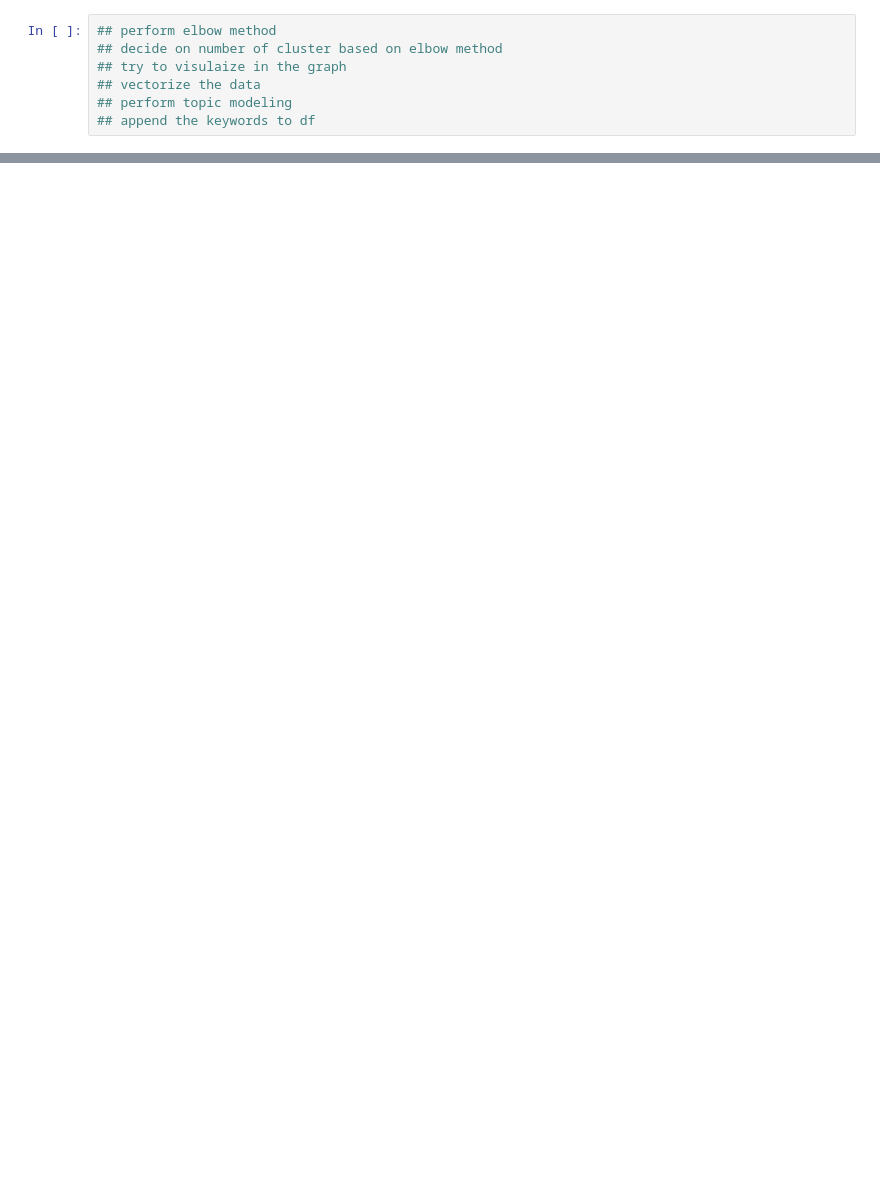
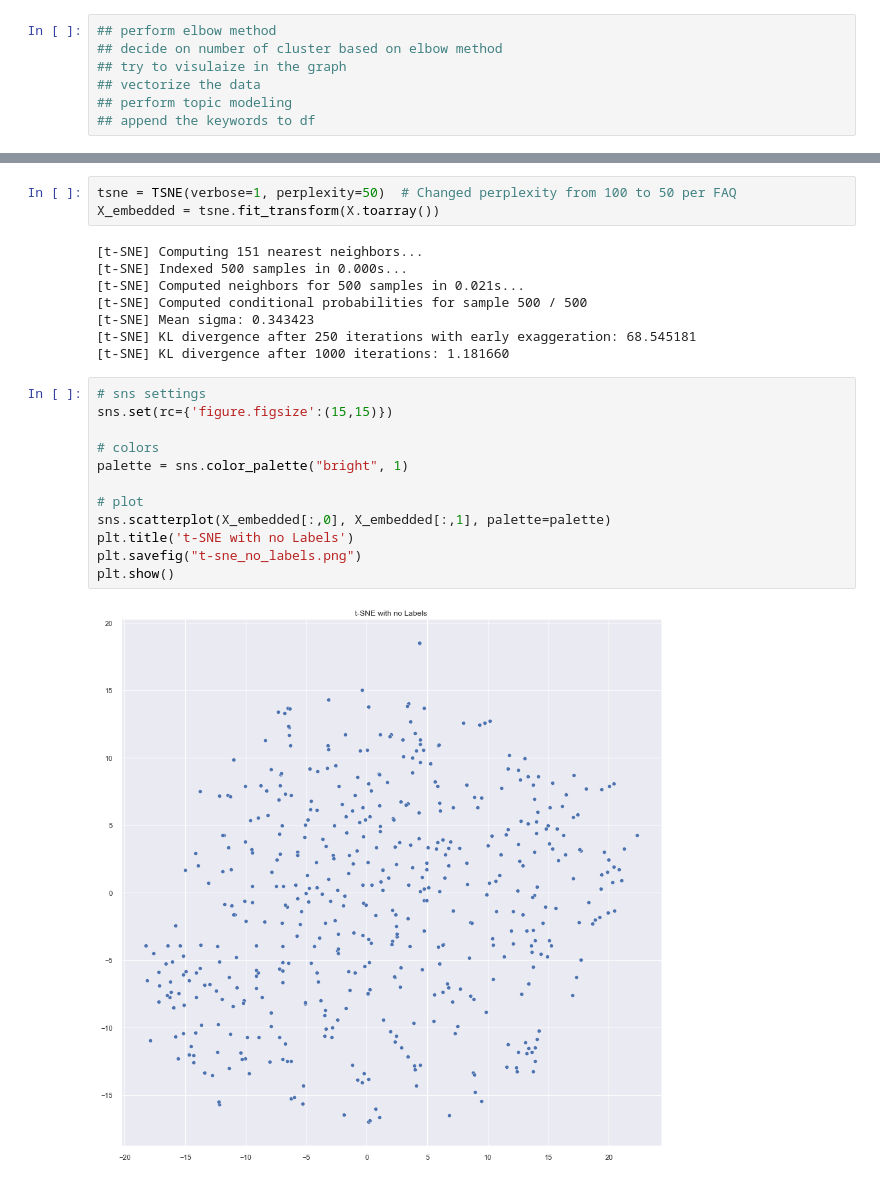
Before and after one commit to bivas16/RAG, a Jupyter notebook: clustering_app.ipynb, the cells around one changed output, grey strips where cells are left out. Drawn from its saved outputs; the diff is of its cells as text; blank space fills up the shorter version.

```diff
--- a/clustering_app.ipynb
+++ b/clustering_app.ipynb
@@ -138,0 +216,25 @@ for k in K:
+# %%
+tsne = TSNE(verbose=1, perplexity=50)  # Changed perplexity from 100 to 50 per FAQ
+X_embedded = tsne.fit_transform(X.toarray())
+# %% [output]
+[t-SNE] Computing 151 nearest neighbors...
+[t-SNE] Indexed 500 samples in 0.000s...
+[t-SNE] Computed neighbors for 500 samples in 0.021s...
+[t-SNE] Computed conditional probabilities for sample 500 / 500
+[t-SNE] Mean sigma: 0.343423
+[t-SNE] KL divergence after 250 iterations with early exaggeration: 68.545181
+[t-SNE] KL divergence after 1000 iterations: 1.181660
+# %%
+# sns settings
+sns.set(rc={'figure.figsize':(15,15)})
+
+# colors
+palette = sns.color_palette("bright", 1)
+
+# plot
+sns.scatterplot(X_embedded[:,0], X_embedded[:,1], palette=palette)
+plt.title('t-SNE with no Labels')
+plt.savefig("t-sne_no_labels.png")
+plt.show()
+# %% [output]
+[figure, added]
```
Also changed, not shown: parts of 16 cells of this notebook.
